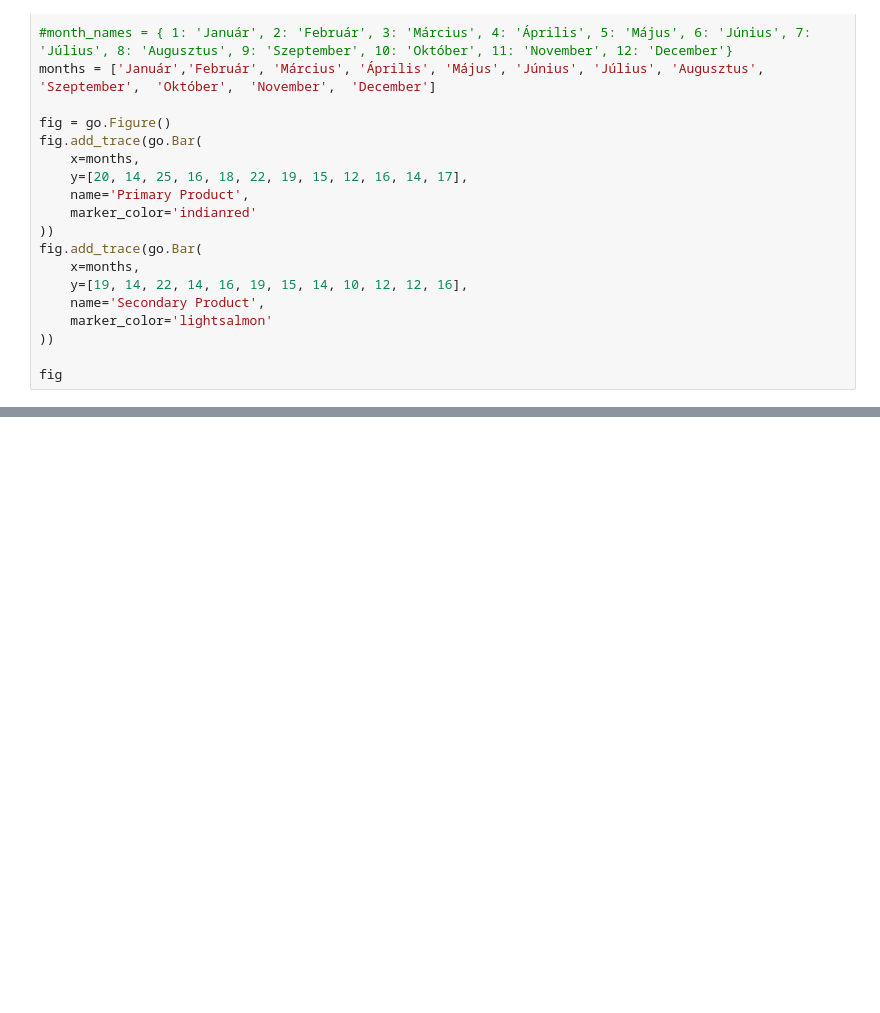
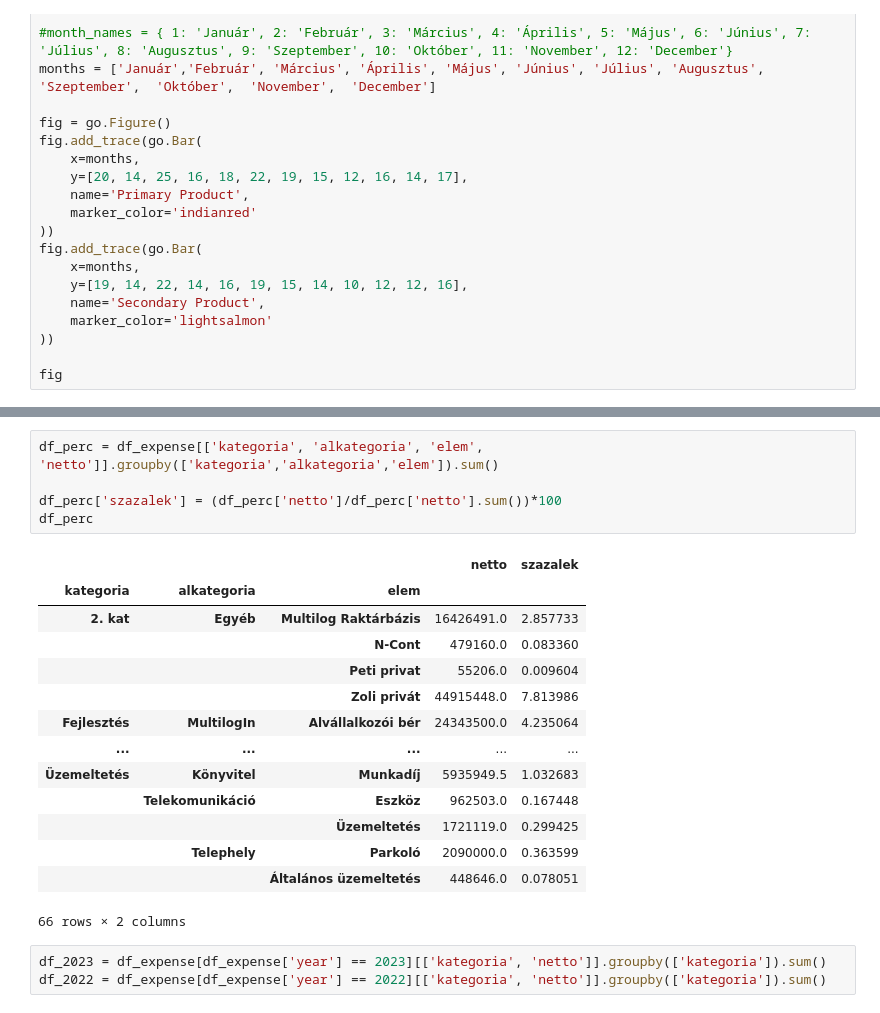
Before and after one commit to nofesmit/project-dragon, a Jupyter notebook: test.ipynb, the cells around one changed output, grey strips where cells are left out. Cells and saved outputs as stored; diff of their text form; blank space fills up the shorter version.

```diff
--- a/test.ipynb
+++ b/test.ipynb
@@ -176,0 +149,23 @@ TypeError: datetime64 type does not support sum operations
+# %%
+df_perc = df_expense[['kategoria', 'alkategoria', 'elem', 'netto']].groupby(['kategoria','alkategoria','elem']).sum()
+
+df_perc['szazalek'] = (df_perc['netto']/df_perc['netto'].sum())*100
+df_perc
+# %% [output]
+|  |  |  | netto | szazalek |
+| kategoria | alkategoria | elem |  |  |
+| 2. kat | Egyéb | Multilog Raktárbázis | 16426491.0 | 2.857733 |
+|  |  | N-Cont | 479160.0 | 0.083360 |
+|  |  | Peti privat | 55206.0 | 0.009604 |
+|  |  | Zoli privát | 44915448.0 | 7.813986 |
+| Fejlesztés | MultilogIn | Alvállalkozói bér | 24343500.0 | 4.235064 |
+| ... | ... | ... | ... | ... |
+| Üzemeltetés | Könyvitel | Munkadíj | 5935949.5 | 1.032683 |
+|  | Telekomunikáció | Eszköz | 962503.0 | 0.167448 |
+|  |  | Üzemeltetés | 1721119.0 | 0.299425 |
+|  | Telephely | Parkoló | 2090000.0 | 0.363599 |
+|  |  | Általános üzemeltetés | 448646.0 | 0.078051 |
+66 rows × 2 columns
+# %%
+df_2023 = df_expense[df_expense['year'] == 2023][['kategoria', 'netto']].groupby(['kategoria']).sum()
+df_2022 = df_expense[df_expense['year'] == 2022][['kategoria', 'netto']].groupby(['kategoria']).sum()
```
Also changed, not shown: parts of 4 cells of this notebook, 8 other files.
